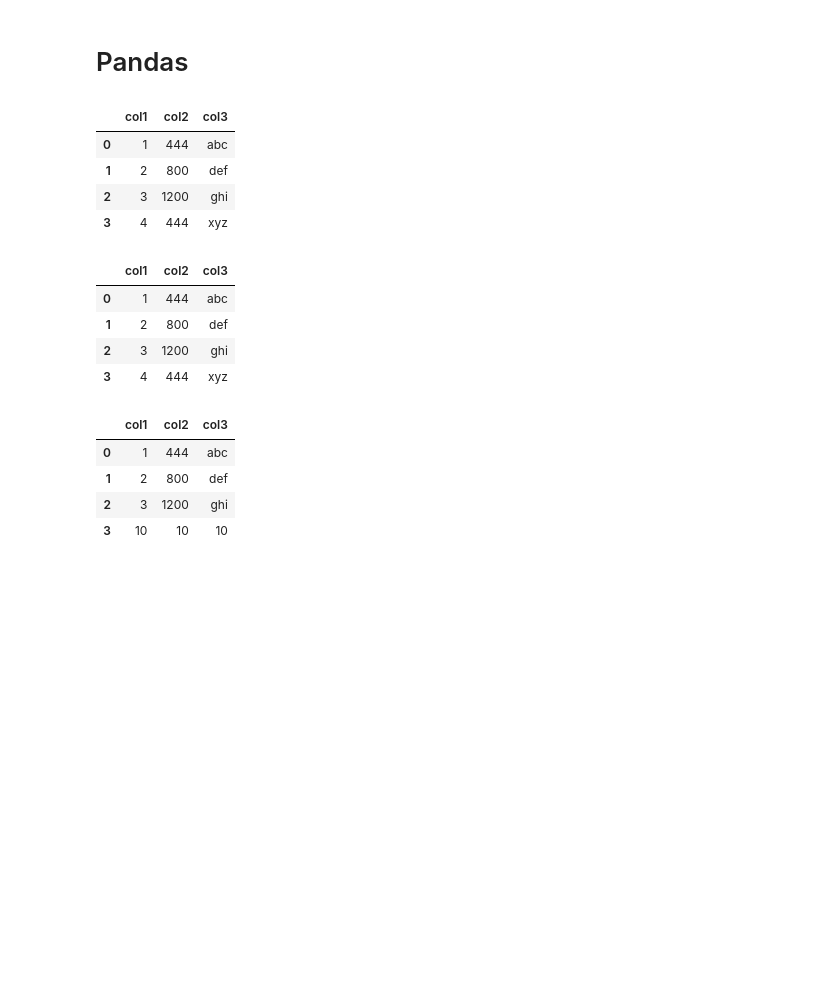
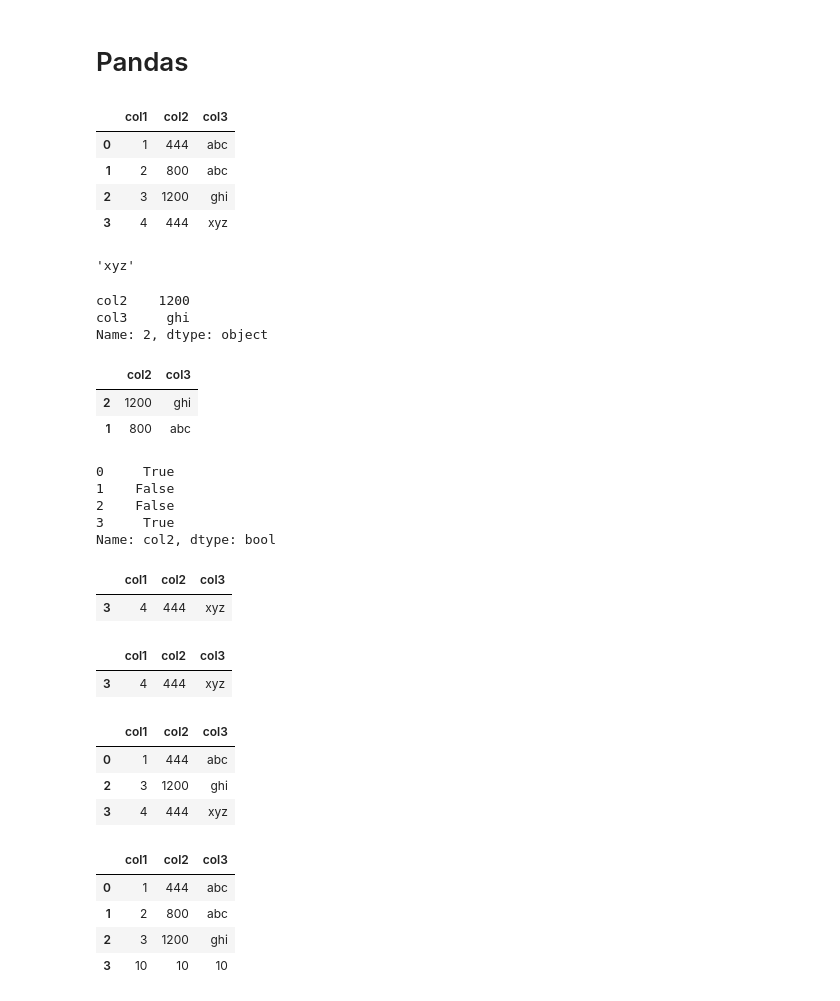
Before and after one commit to scarsellifi/open-notebook-science, a Jupyter notebook: Python e Pandas - Operazioni base.ipynb, the cells around one changed output. Cells and saved outputs as stored; diff of their text form; code cells hidden in the pictures; blank space fills up the shorter version.

```diff
--- a/Python e Pandas - Operazioni base.ipynb
+++ b/Python e Pandas - Operazioni base.ipynb
@@ -481,11 +479,13 @@ True
 # Pandas
 # %%
 import pandas as pd
-df = pd.DataFrame({'col1':[1,2,3,4],'col2':[444,800,1200,444],'col3':['abc','def','ghi','xyz']})
-df.head()
+
+#costruzione di un dataframe
+df = pd.DataFrame({'col1':[1,2,3,4],'col2':[444,800,1200,444],'col3':['abc','abc','ghi','xyz']})
+df
 # %% [output]
 |  | col1 | col2 | col3 |
 | 0 | 1 | 444 | abc |
-| 1 | 2 | 800 | def |
+| 1 | 2 | 800 | abc |
 | 2 | 3 | 1200 | ghi |
 | 3 | 4 | 444 | xyz |
@@ -492,20 +494,58 @@ df.head()
+# %%
+# filtrare passando i valori di indice e colonna
+df.loc[3,"col3"]
+# %% [output]
+'xyz'
+# %%
+df.loc[2,["col2", "col3"]]
+# %% [output]
+col2    1200
+col3     ghi
+Name: 2, dtype: object
+# %%
+df.loc[[2,1],["col2", "col3"]]
+# %% [output]
+|  | col2 | col3 |
+| 2 | 1200 | ghi |
+| 1 | 800 | abc |
+# %%
+(df['col2']==444) # filtrare passando un vettore boleano
+# %% [output]
+0     True
+1    False
+2    False
+3     True
+Name: col2, dtype: bool
+# %%
+df.loc[(df['col1']>3) & (df['col2']==444), :]
+# %% [output]
+|  | col1 | col2 | col3 |
+| 3 | 4 | 444 | xyz |
+# %%
+#oppure
+filtro1 = df['col1']>2
+filtro2 = df['col2']==444
+
+df.loc[filtro1 & filtro2, :]
+# %% [output]
+|  | col1 | col2 | col3 |
+| 3 | 4 | 444 | xyz |
 # %%
-df.loc[(df['col1']>2) & (df['col2']==444), :]
-df
+df.loc[(df['col1']>2) | (df['col2']==444), :]
 # %% [output]
 |  | col1 | col2 | col3 |
 | 0 | 1 | 444 | abc |
-| 1 | 2 | 800 | def |
 | 2 | 3 | 1200 | ghi |
 | 3 | 4 | 444 | xyz |
 # %%
 # assegnazione di valori
 # %%
+#assegnazione ad un intera riga
 df.loc[(df['col1']>2) & (df['col2']==444), :] = 10
 df
 # %% [output]
 |  | col1 | col2 | col3 |
 | 0 | 1 | 444 | abc |
-| 1 | 2 | 800 | def |
+| 1 | 2 | 800 | abc |
 | 2 | 3 | 1200 | ghi |
 | 3 | 10 | 10 | 10 |
```
Also changed, not shown: parts of 20 cells of this notebook.
